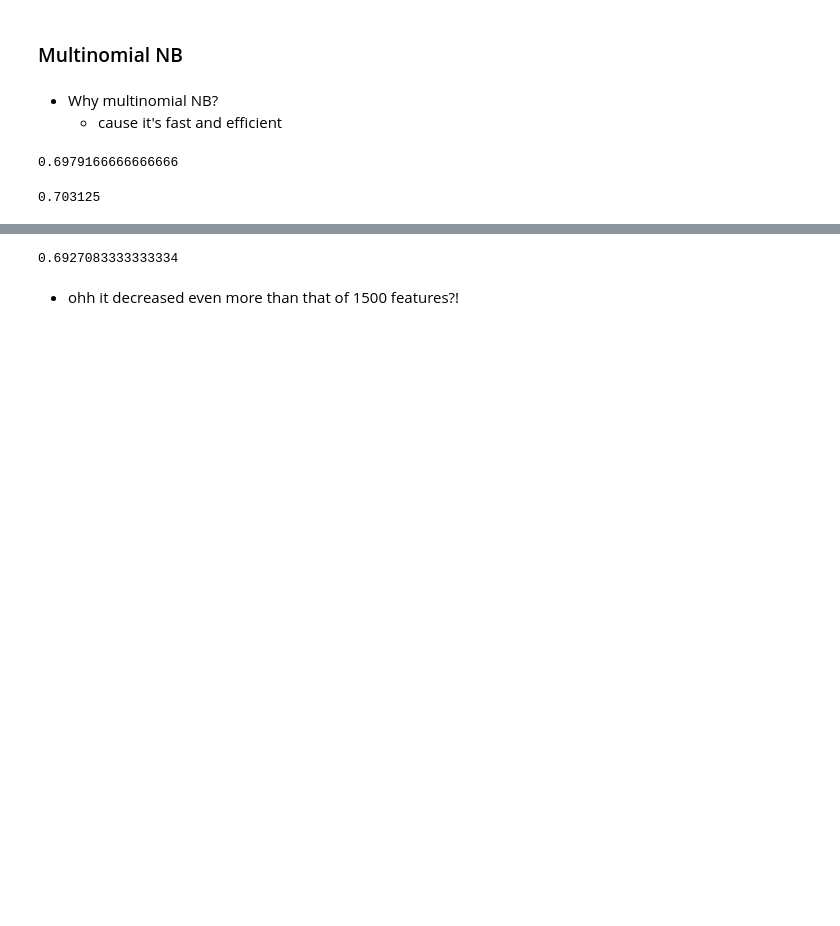
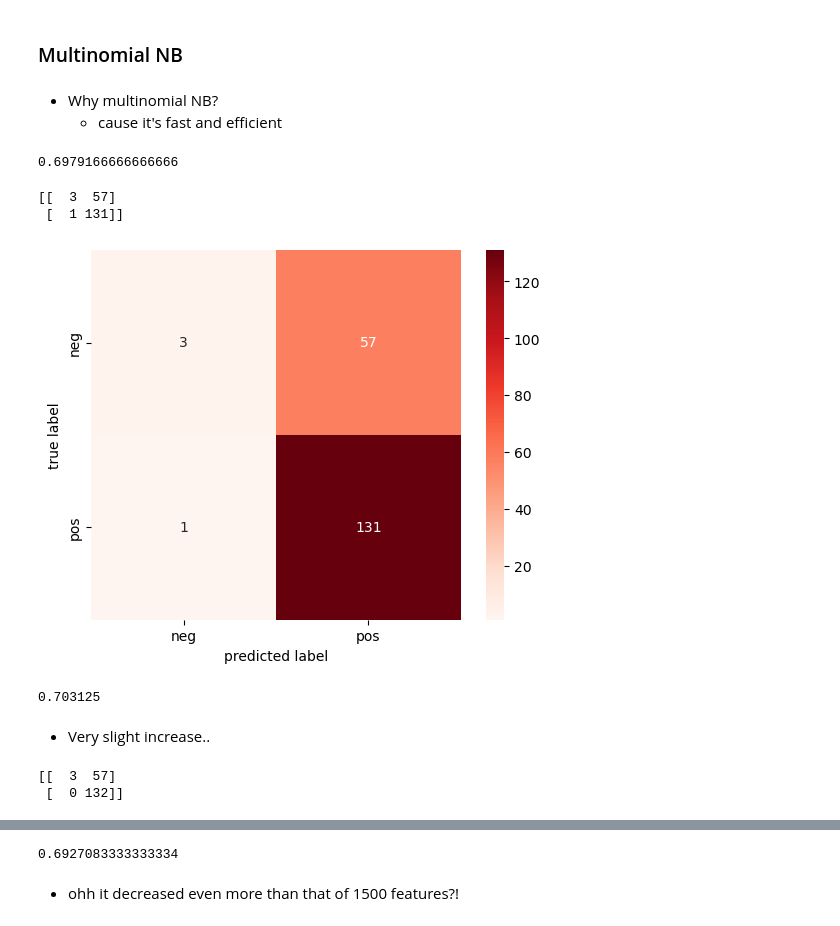
Before and after one commit to Data-Science-for-Linguists-2023/TED-Talk-Rating-Analysis, a Jupyter notebook: code/TED_talk_Analysis.ipynb, the cells around one changed output, grey strips where cells are left out. Saved outputs shown, nothing was run; the diff lists cells and outputs as text; code cells hidden in the pictures; blank space fills up the shorter version.

```diff
--- a/code/TED_talk_Analysis.ipynb
+++ b/code/TED_talk_Analysis.ipynb
@@ -0,0 +10,6 @@
+# %%
+# unpickle the cleaned data
+import pickle
+fname = open('../data_full/ted_clean.pkl', 'rb')
+ted_clean = pickle.load(fname)
+fname.close()
@@ -26,6 +60,27 @@ NBmodel.fit(trans_train, label_train)
 accuracy_score(label_test, NBmodel.predict(trans_test))
 # %% [output]
 0.6979166666666666
+# %%
+# check the performance of the model with confusion matrix
+label_pred = NBmodel.predict(trans_test)
+
+from sklearn.metrics import confusion_matrix
+mat = confusion_matrix(label_test, label_pred)  # label_test (arg1) = y axis, label_pred (arg2) = x axis
+print(mat)
+# %% [output]
+[[  3  57]
+ [  1 131]]
+# %%
+# make a heatmap
+sns.heatmap(mat, square=True, annot=True, fmt='d', cmap="Reds",
+xticklabels=['neg', 'pos'], yticklabels=['neg', 'pos'])
+# fmt: either 's' or 'd'; s = string, d = decimal
+# square: the shape of each cell
+plt.xlabel('predicted label')
+plt.ylabel('true label')
+plt.show()
+# %% [output]
+[figure, added]
 # %%
 # change the max_feature to 3000
 NBmodel = make_pipeline(TfidfVectorizer(max_features=3000, stop_words='english'),
@@ -36,5 +91,15 @@ NBmodel.fit(trans_train, label_train)
 accuracy_score(label_test, NBmodel.predict(trans_test))
 # %% [output]
 0.703125
+# %% [markdown]
+* Very slight increase..
+# %%
+# make a confusion_matrix to make a heatmap
+label_pred = NBmodel.predict(trans_test)
+mat = confusion_matrix(label_test, label_pred)  # label_test (arg1) = y axis, label_pred (arg2) = x axis
+print(mat)
+# %% [output]
+[[  3  57]
+ [  0 132]]
 # %%
 # make a heatmap
```
Also changed, not shown: parts of 21 cells of this notebook, 1 other file.
